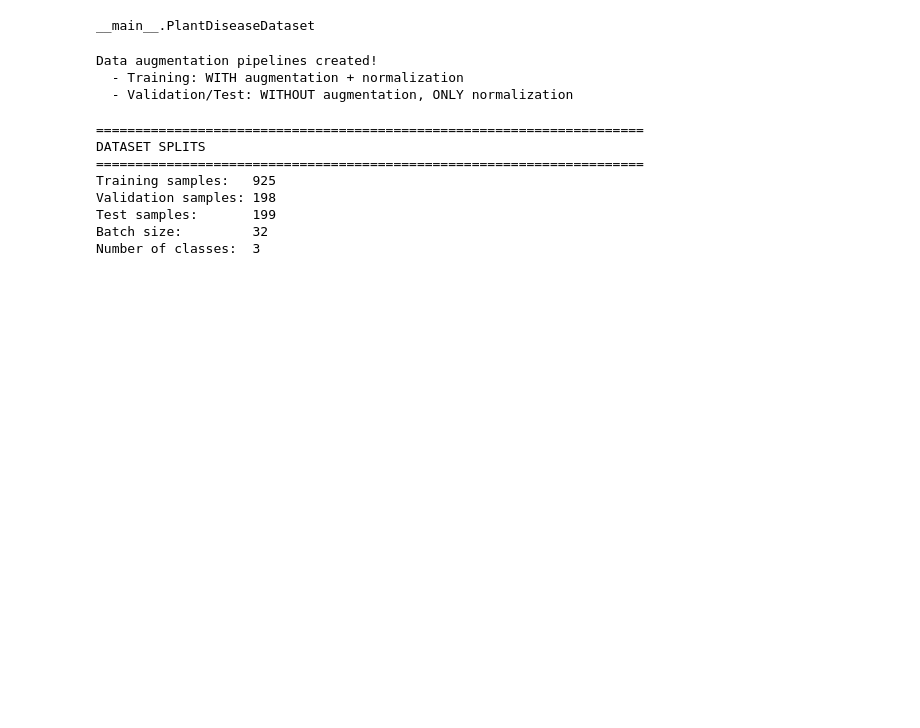
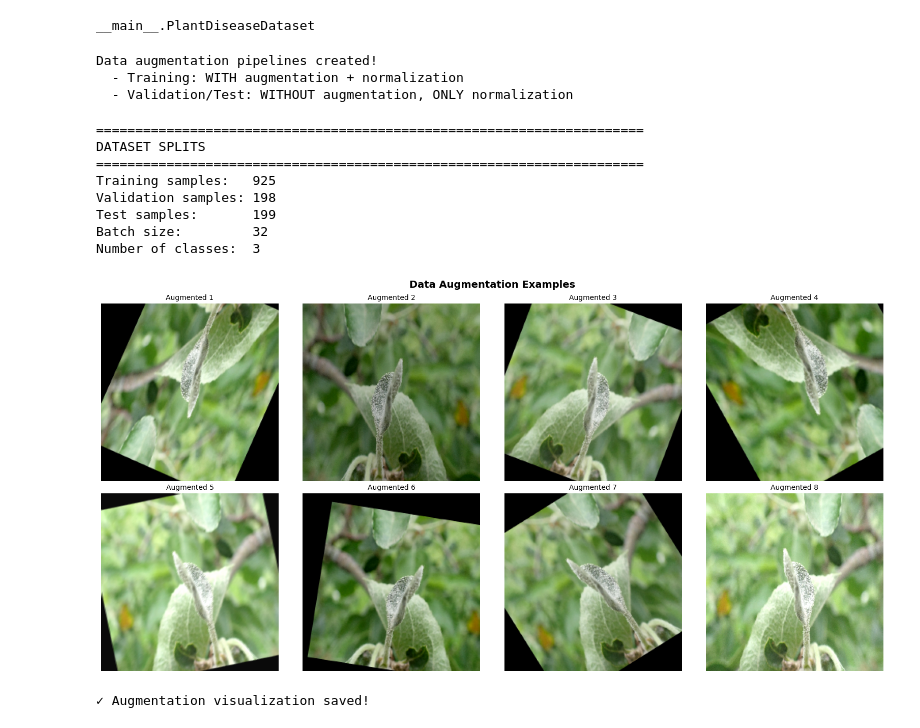
Before and after one commit to Zee5h4n/lessons-learned, a Jupyter notebook: plan_disease.ipynb, the cells around one changed output. Cells and saved outputs as stored; diff of their text form; code cells hidden in the pictures; blank space fills up the shorter version.

Commit message:
VISUALIZE AUGMENTATION

```diff
--- a/plan_disease.ipynb
+++ b/plan_disease.ipynb
@@ -285,3 +285,43 @@ Validation samples: 198
 Test samples:       199
 Batch size:         32
 Number of classes:  3
+# %%
+# VISUALIZE AUGMENTATION
+def visualize_augmentation(dataset, num_samples=8):
+    """Show augmentation effects"""
+    fig, axes = plt.subplots(2, 4, figsize=(16, 8))
+    axes = axes.flatten()
+
+    # Get a sample image
+    sample_idx = random.randint(0, len(dataset)-1)
+    img_path = dataset.dataset.images[sample_idx]
+    original_img = cv2.imread(img_path)
+    original_img = cv2.cvtColor(original_img, cv2.COLOR_BGR2RGB)
+
+    for idx in range(num_samples):
+        # Apply augmentation
+        transformed = train_transform(image=original_img)
+        aug_img = transformed['image']
+
+        # Convert tensor to image for display
+        aug_img = aug_img.permute(1, 2, 0).numpy()
+        # Denormalize
+        mean = np.array([0.485, 0.456, 0.406])
+        std = np.array([0.229, 0.224, 0.225])
+        aug_img = std * aug_img + mean
+        aug_img = np.clip(aug_img, 0, 1)
+
+        axes[idx].imshow(aug_img)
+        axes[idx].axis('off')
+        axes[idx].set_title(f'Augmented {idx+1}', fontsize=10)
+
+    plt.suptitle('Data Augmentation Examples', fontsize=14, fontweight='bold')
+    plt.tight_layout()
+    plt.savefig('/content/augmentation_pytorch.png', dpi=100, bbox_inches='tight')
+    plt.show()
+    print("Augmentation visualization saved!")
+
+visualize_augmentation(train_dataset)
+# %% [output]
+[figure, added]
+✓ Augmentation visualization saved!
```
